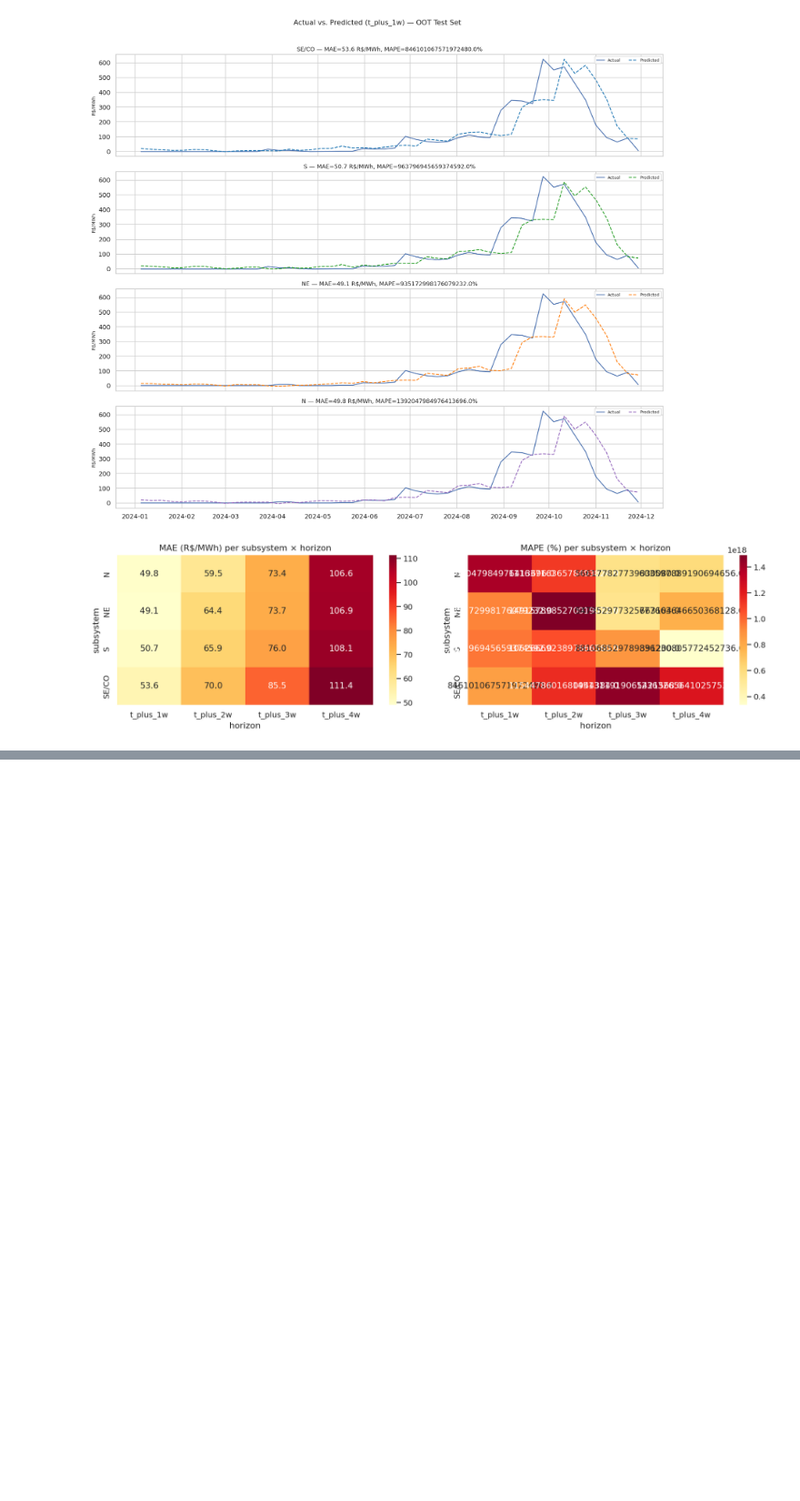
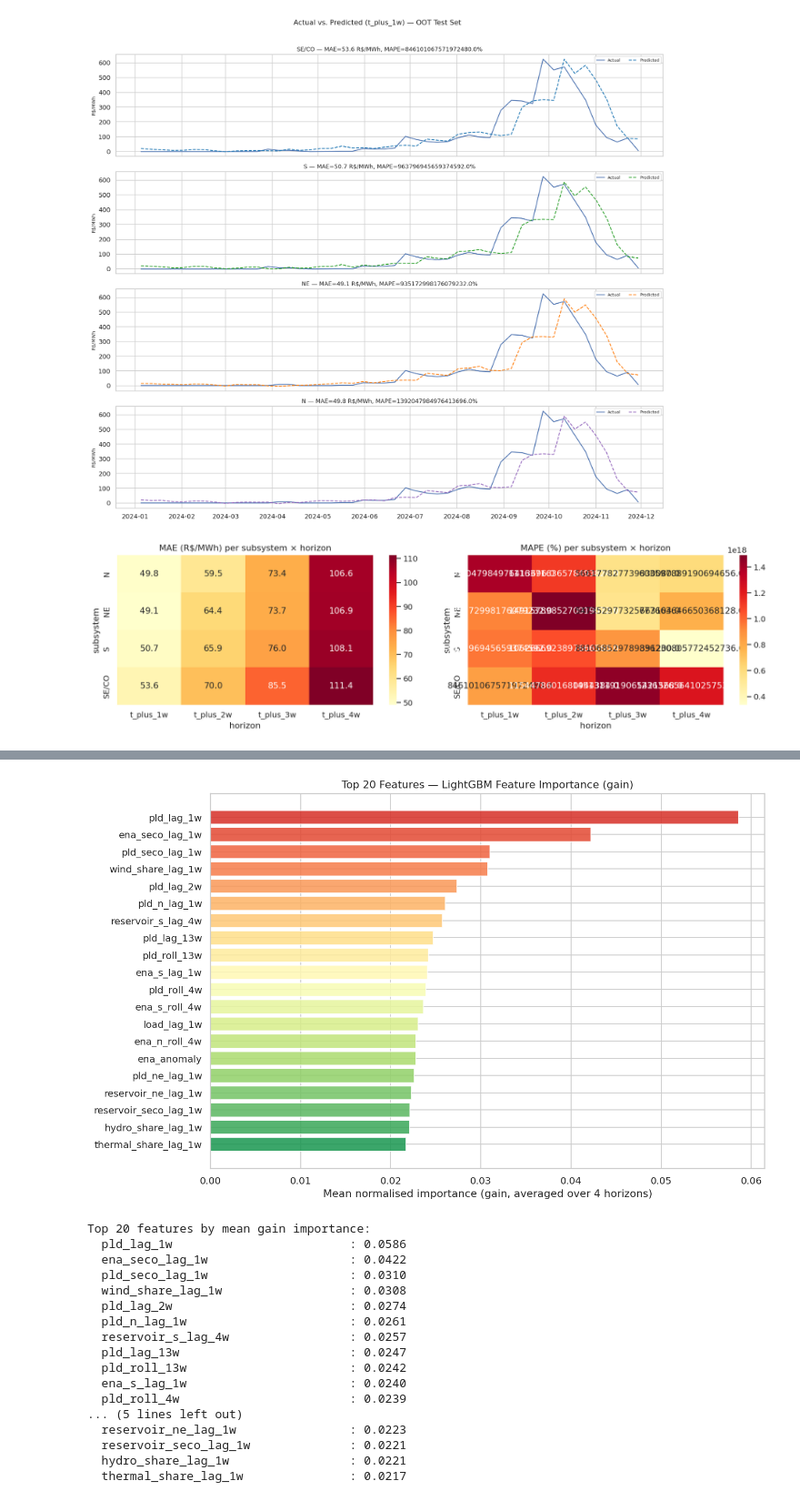
Before and after one commit to felipefl142/brazilian-energy-price-forecasting, a Jupyter notebook: notebooks/eda_04_model_diagnostics.ipynb, the cells around one changed output, grey strips where cells are left out. Shown at 91% size. Cells and saved outputs as stored; diff of their text form; code cells hidden in the pictures; blank space fills up the shorter version.

```diff
--- a/notebooks/eda_04_model_diagnostics.ipynb
+++ b/notebooks/eda_04_model_diagnostics.ipynb
@@ -282,0 +288,47 @@ plt.show()
+# %%
+# Extract feature importances from each LGBMRegressor in the MultiOutputRegressor
+estimators = model.named_steps["model"].estimators_   # list of 4 LGBMRegressors
+horizon_labels = ["t+1w", "t+2w", "t+3w", "t+4w"]
+
+importance_df = pd.DataFrame(
+    {h: est.feature_importances_ for h, est in zip(horizon_labels, estimators)},
+    index=FEATURE_COLS
+)
+
+# Normalise each horizon to sum to 1 for comparability
+importance_norm = importance_df.div(importance_df.sum(axis=0), axis=1)
+
+# ── Top-20 features by mean importance across horizons ──────────────────────
+mean_imp = importance_norm.mean(axis=1).sort_values(ascending=False)
+top20 = mean_imp.head(20)
+
+fig, ax = plt.subplots(figsize=(11, 7))
+colors_bar = plt.cm.RdYlGn_r(np.linspace(0.1, 0.9, 20))
+bars = ax.barh(top20.index[::-1], top20.values[::-1], color=colors_bar, alpha=0.85)
+ax.set_xlabel("Mean normalised importance (gain, averaged over 4 horizons)")
+ax.set_title("Top 20 Features — LightGBM Feature Importance (gain)")
+plt.tight_layout()
+plt.show()
+
+print("Top 20 features by mean gain importance:")
+for feat, val in top20.items():
+    print(f"  {feat:35s}: {val:.4f}")
+# %% [output]
+[figure, added]
+Top 20 features by mean gain importance:
+  pld_lag_1w                         : 0.0586
+  ena_seco_lag_1w                    : 0.0422
+  pld_seco_lag_1w                    : 0.0310
+  wind_share_lag_1w                  : 0.0308
+  pld_lag_2w                         : 0.0274
+  pld_n_lag_1w                       : 0.0261
+  reservoir_s_lag_4w                 : 0.0257
+  pld_lag_13w                        : 0.0247
+  pld_roll_13w                       : 0.0242
+  ena_s_lag_1w                       : 0.0240
+  pld_roll_4w                        : 0.0239
+... (5 lines left out)
+  reservoir_ne_lag_1w                : 0.0223
+  reservoir_seco_lag_1w              : 0.0221
+  hydro_share_lag_1w                 : 0.0221
+  thermal_share_lag_1w               : 0.0217
```
Also changed, not shown: parts of 3 cells of this notebook, 1 other file.
